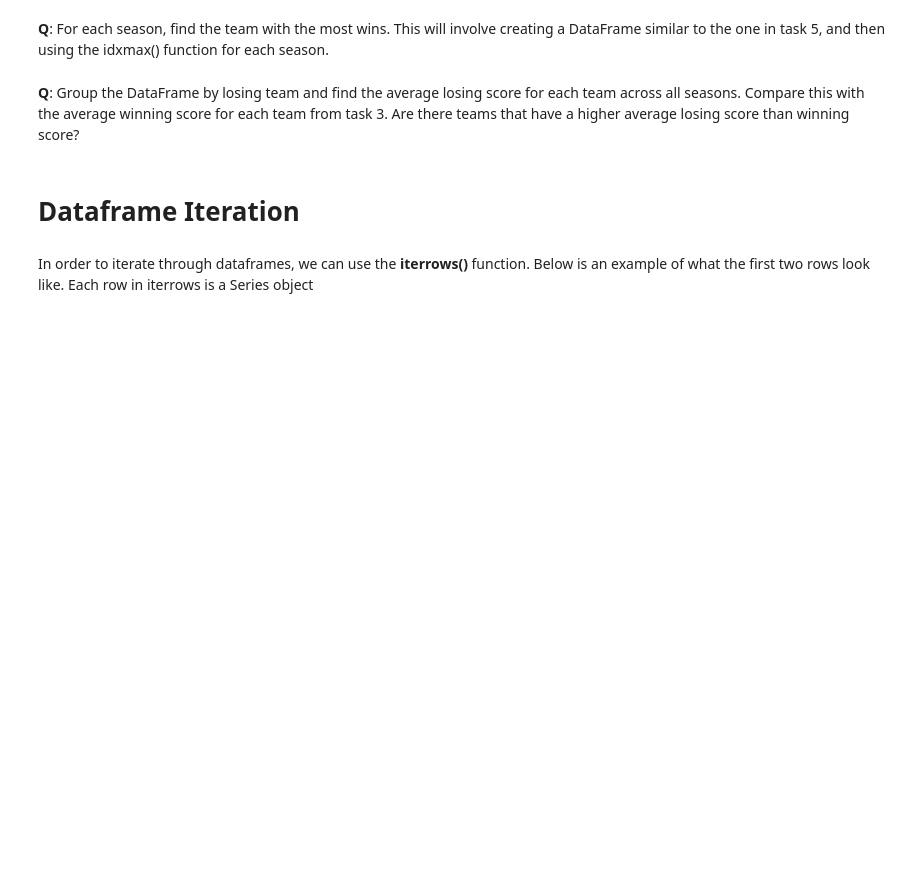
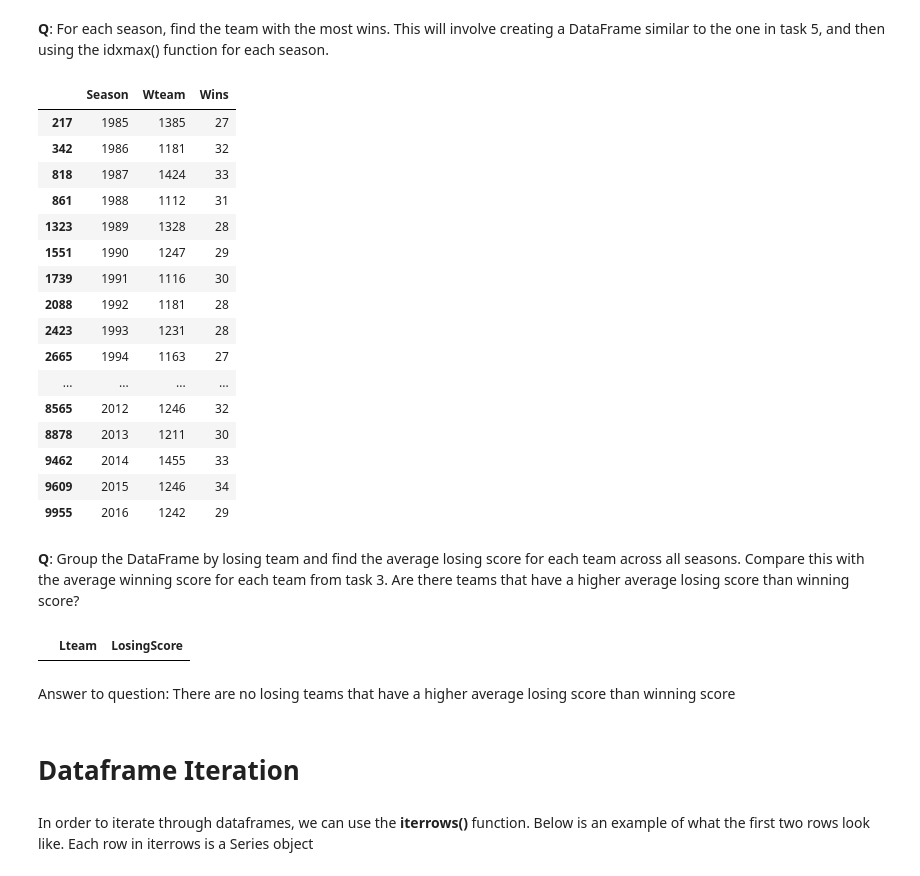
Before and after one commit to HatzeDJ/62444-Repository, a Jupyter notebook: Individual_Work/pd_{s215746}.ipynb, the cells around one changed output. Saved outputs shown, nothing was run; the diff lists cells and outputs as text; code cells hidden in the pictures; blank space fills up the shorter version.

```diff
--- a/Individual_Work/pd_{s215746}.ipynb
+++ b/Individual_Work/pd_{s215746}.ipynb
@@ -401,3 +454,5 @@ df.values[0][0]
 **Q**: Create a new DataFrame that counts the number of wins for each team in each season. This will involve grouping by both season and winning team, and then using the count() function.
 # %%
 # Write your code here
+Win_df = df.groupby(["Season", "Wteam"]).size().reset_index(name = "Wins")
+Win_df
@@ -405,5 +474,24 @@ df.values[0][0]
 **Q**: For each season, find the team with the most wins. This will involve creating a DataFrame similar to the one in task 5, and then using the idxmax() function for each season.
 # %%
 # Write your code here
+Win_df.loc[Win_df.groupby("Season")["Wins"].idxmax()]
+# %% [output]
+|  | Season | Wteam | Wins |
+| 217 | 1985 | 1385 | 27 |
+| 342 | 1986 | 1181 | 32 |
+| 818 | 1987 | 1424 | 33 |
+| 861 | 1988 | 1112 | 31 |
+| 1323 | 1989 | 1328 | 28 |
+| 1551 | 1990 | 1247 | 29 |
+| 1739 | 1991 | 1116 | 30 |
+| 2088 | 1992 | 1181 | 28 |
+| 2423 | 1993 | 1231 | 28 |
+| 2665 | 1994 | 1163 | 27 |
+| ... | ... | ... | ... |
+| 8565 | 2012 | 1246 | 32 |
+| 8878 | 2013 | 1211 | 30 |
+| 9462 | 2014 | 1455 | 33 |
+| 9609 | 2015 | 1246 | 34 |
+| 9955 | 2016 | 1242 | 29 |
 # %% [markdown]
 **Q**: Group the DataFrame by losing team and find the average losing score for each team across all seasons. Compare this with the average winning score for each team from task 3. Are there teams that have a higher average losing score than winning score?
@@ -412,3 +498,13 @@ df.values[0][0]
+# %%
+# Write your code here
+df_losing = df.groupby("Lteam")["Lscore"].mean().reset_index(name = "LosingScore")
+Avg_Win_Team = AverageScore.groupby("Wteam")["AverageScore"].mean().reset_index()
+df_losing[df_losing["LosingScore"] > Avg_Win_Team["AverageScore"]]
+# %% [output]
+|  | Lteam | LosingScore |
+# %% [markdown]
+Answer to question:
+There are no losing teams that have a higher average losing score than winning score
 # %% [markdown]
 # Dataframe Iteration
 # %% [markdown]
```
Also changed, not shown: parts of 6 cells of this notebook.
